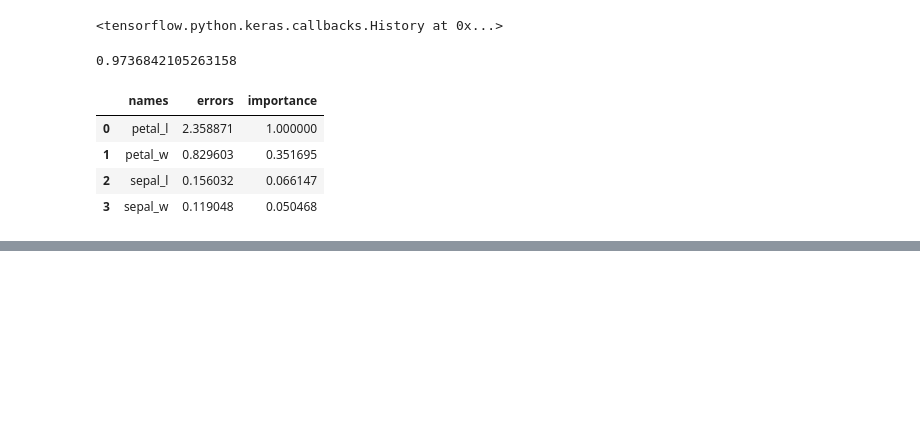
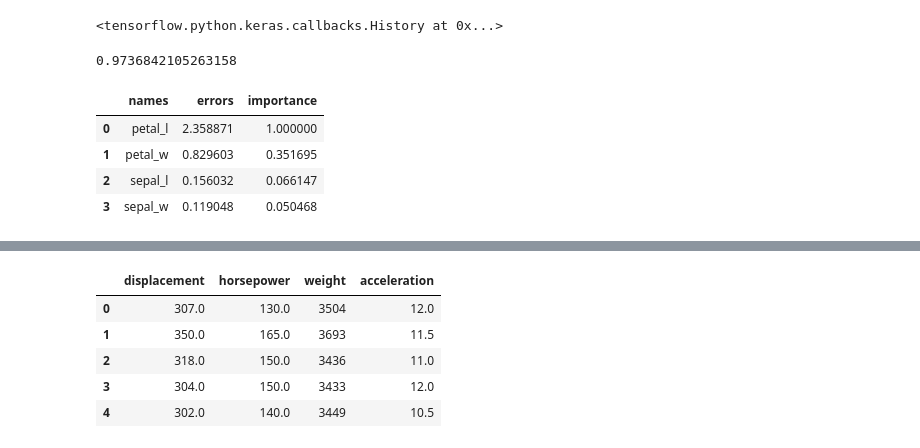
Before and after one commit to martinpius/Applied-Predictive-Modeling2, a Jupyter notebook: Ensemble_Models.ipynb, the cells around one changed output, grey strips where cells are left out. Saved outputs shown, nothing was run; the diff lists cells and outputs as text; code cells hidden in the pictures; blank space fills up the shorter version.

```diff
--- a/Ensemble_Models.ipynb
+++ b/Ensemble_Models.ipynb
@@ -191,0 +210,4 @@ VarImp
+# %%
+#Data cleaning and preprocess
+#Fill the missing values for horsepower by the median value
+cars['horsepower'] = cars['horsepower'].fillna(cars['horsepower'].median())
@@ -191,0 +224,9 @@ VarImp
+# %%
+display(x.head())
+# %% [output]
+|  | displacement | horsepower | weight | acceleration |
+| 0 | 307.0 | 130.0 | 3504 | 12.0 |
+| 1 | 350.0 | 165.0 | 3693 | 11.5 |
+| 2 | 318.0 | 150.0 | 3436 | 11.0 |
+| 3 | 304.0 | 150.0 | 3433 | 12.0 |
+| 4 | 302.0 | 140.0 | 3449 | 10.5 |
```
Also changed, not shown: parts of 20 cells of this notebook.
